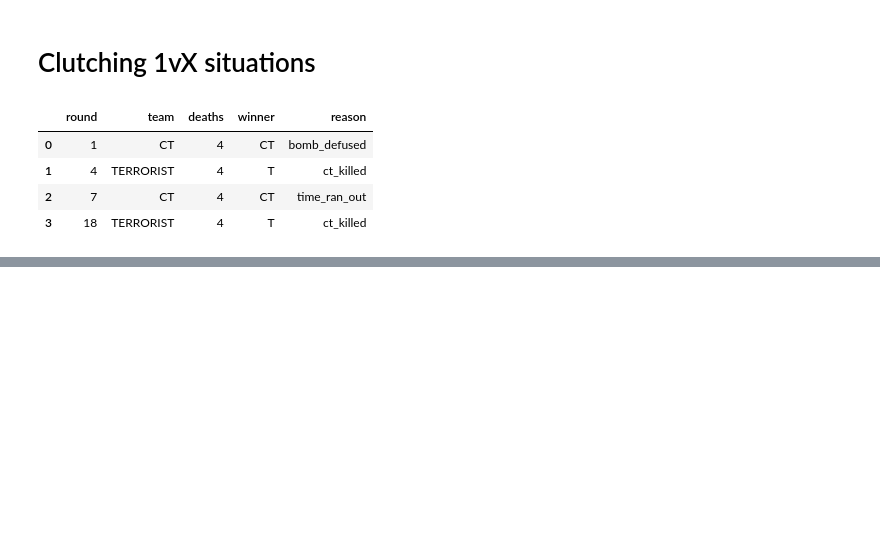
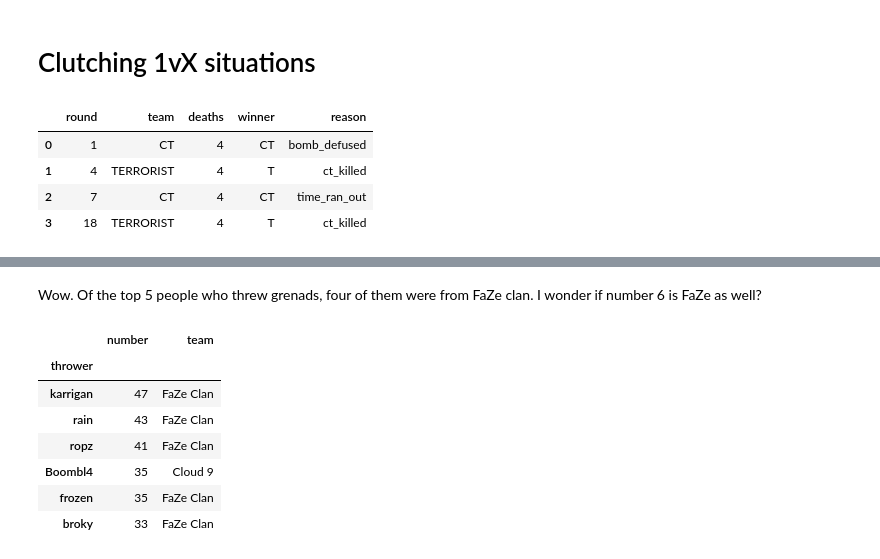
Before and after one commit to dickinsonmatt/counter-strike, a Jupyter notebook: analysis.ipynb, the cells around one changed output, grey strips where cells are left out. Saved outputs shown, nothing was run; the diff lists cells and outputs as text; code cells hidden in the pictures; blank space fills up the shorter version.

```diff
--- a/analysis.ipynb
+++ b/analysis.ipynb
@@ -749,0 +815,10 @@ kills[kills['round'] == 4][['victim_team_name', 'victim_name']]
+# %%
+grenades = dem.grenades.copy()
+
+unique_grenades = grenades.drop_duplicates(subset = ['thrower', 'grenade_type', 'round'])
+
+unique_grenades = unique_grenades[~unique_grenades['ticks_since_round_start'].isna()]
+
+grenades_table = pd.DataFrame(unique_grenades.groupby('grenade_type').size()).rename(columns = {0: 'number'}).sort_values('number', ascending = False)
+
+grenades_table
@@ -749,0 +836,4 @@ kills[kills['round'] == 4][['victim_team_name', 'victim_name']]
+# %%
+player_grenades_total = pd.DataFrame(unique_grenades.groupby(['thrower']).size()).rename(columns = {0: 'number'}).sort_values('number', ascending = False)
+
+player_grenades_total.head(5).join(player_teams)
@@ -749,0 +848,13 @@ kills[kills['round'] == 4][['victim_team_name', 'victim_name']]
+# %% [markdown]
+Wow. Of the top 5 people who threw grenads, four of them were from FaZe clan. I wonder if number 6 is FaZe as well?
+# %%
+player_grenades_total.head(6).join(player_teams)
+# %% [output]
+|  | number | team |
+| thrower |  |  |
+| karrigan | 47 | FaZe Clan |
+| rain | 43 | FaZe Clan |
+| ropz | 41 | FaZe Clan |
+| Boombl4 | 35 | Cloud 9 |
+| frozen | 35 | FaZe Clan |
+| broky | 33 | FaZe Clan |
```
Also changed, not shown: parts of 52 cells of this notebook, 1 other file.
